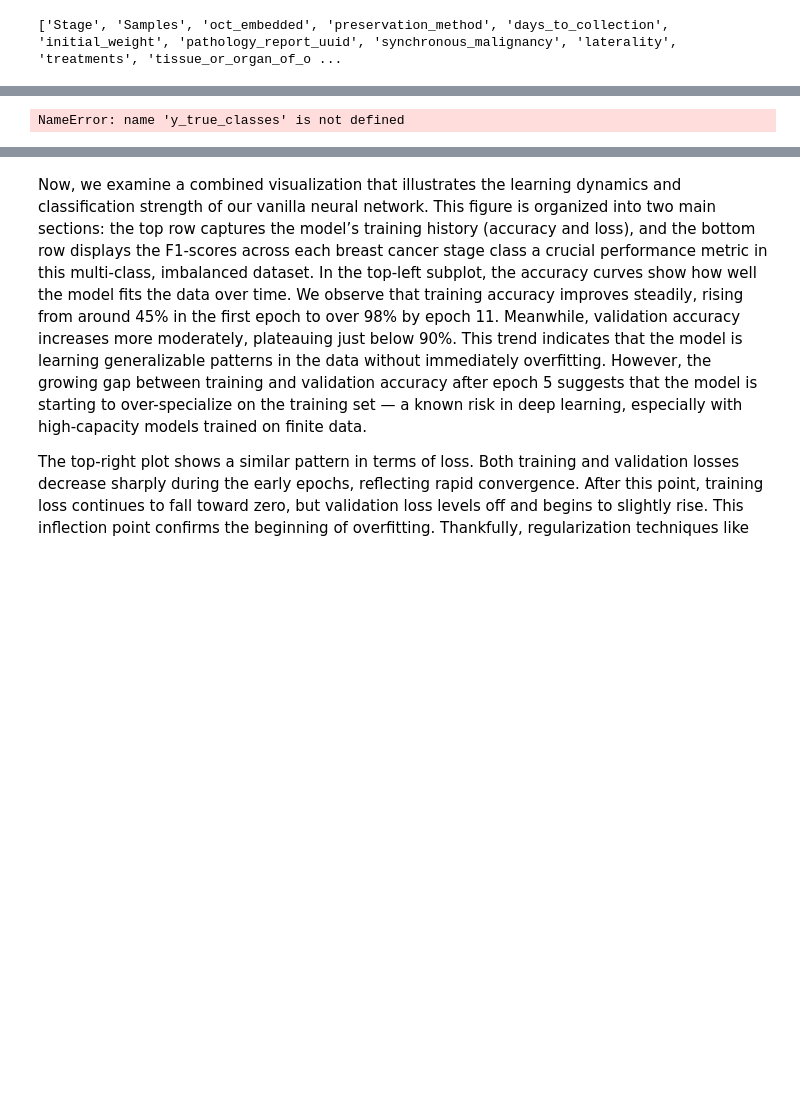
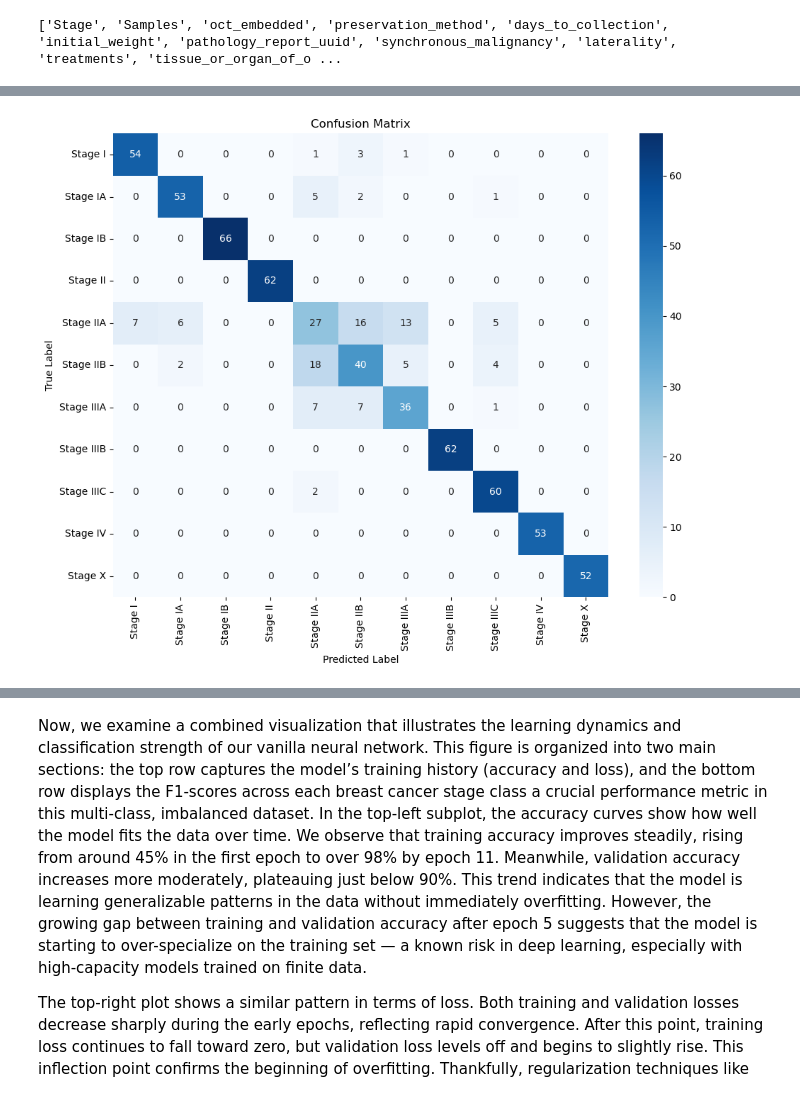
Before and after one commit to ANikfarjam/GeneScope, a Jupyter notebook: BackEnd/Marimo_server/Mls_yar_DELETE/MLs_YAR_TMP.ipynb, the cells around one changed output, grey strips where cells are left out. Drawn from its saved outputs; the diff is of its cells as text; code cells hidden in the pictures; blank space fills up the shorter version.

```diff
--- a/BackEnd/Marimo_server/Mls_yar_DELETE/MLs_YAR_TMP.ipynb
+++ b/BackEnd/Marimo_server/Mls_yar_DELETE/MLs_YAR_TMP.ipynb
@@ -150,20 +152,30 @@ plt.show()
 # %%
 from sklearn.metrics import confusion_matrix
 import seaborn as sns
 import numpy as np
+# 1. Convert one-hot encoded y_test back to class labels
+y_true_classes = np.argmax(y_test, axis=1)
+
+# 2. Predict using your model and get class predictions
+y_pred_probs = model.predict(X_test)
+y_pred_classes = np.argmax(y_pred_probs, axis=1)
+
+# 3. Decode class names using the saved label encoder
+label_encoder = joblib.load("label_encoder.save")
+present_class_names = label_encoder.inverse_transform(np.arange(len(label_encoder.classes_)))
 
 cm = confusion_matrix(y_true_classes, y_pred_classes)
 plt.figure(figsize=(10, 8))
 sns.heatmap(cm, annot=True, fmt='d', cmap='Blues',
             xticklabels=present_class_names,
             yticklabels=present_class_names)
 plt.title('Confusion Matrix')
 plt.xlabel('Predicted Label')
 plt.ylabel('True Label')
 plt.tight_layout()
 plt.show()
 # %% [output]
-NameError: name 'y_true_classes' is not defined
+[figure, added]
 # %%
 import matplotlib.pyplot as plt
 import seaborn as sns
```
Also changed, not shown: parts of 10 cells of this notebook, 11 other files.
